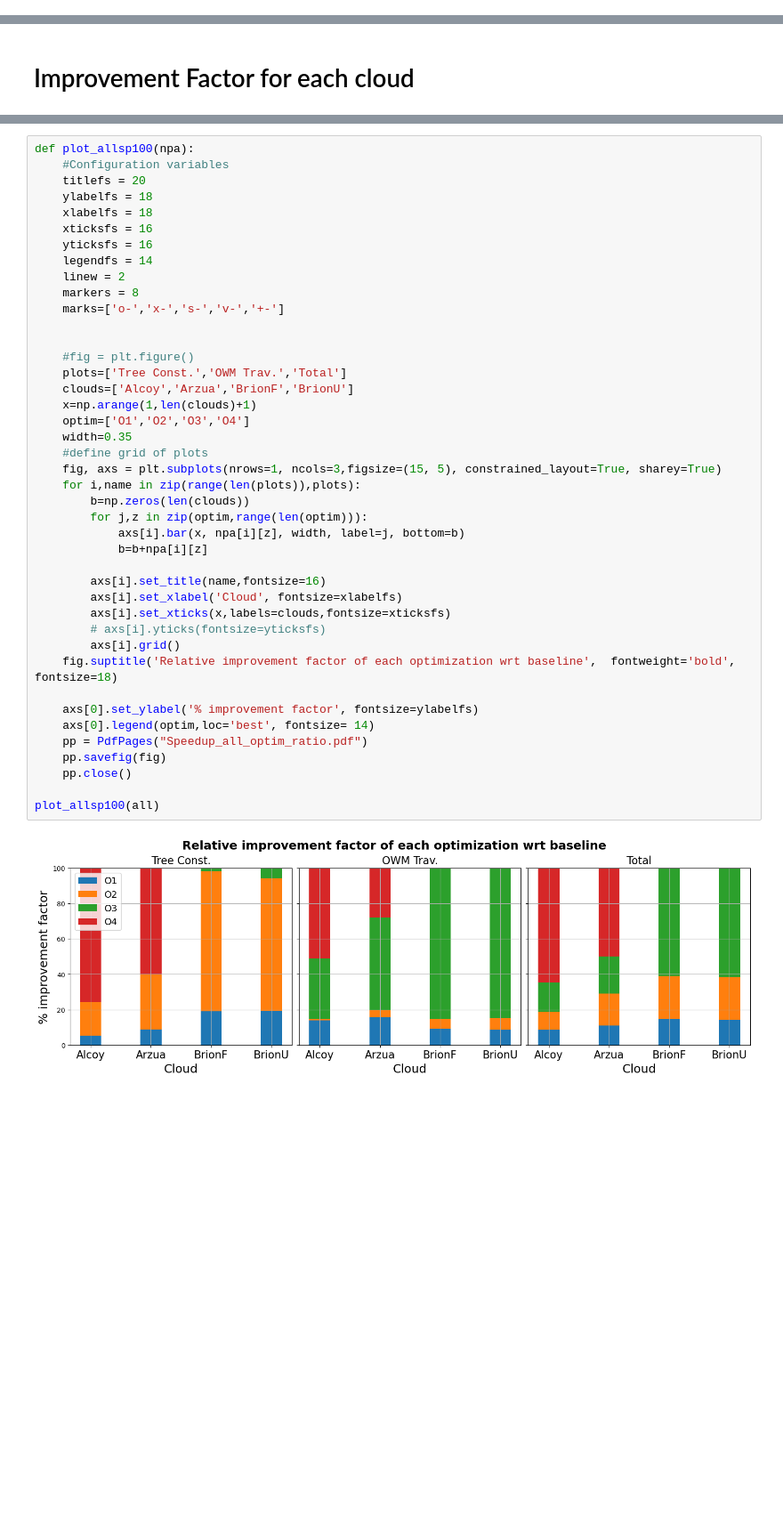
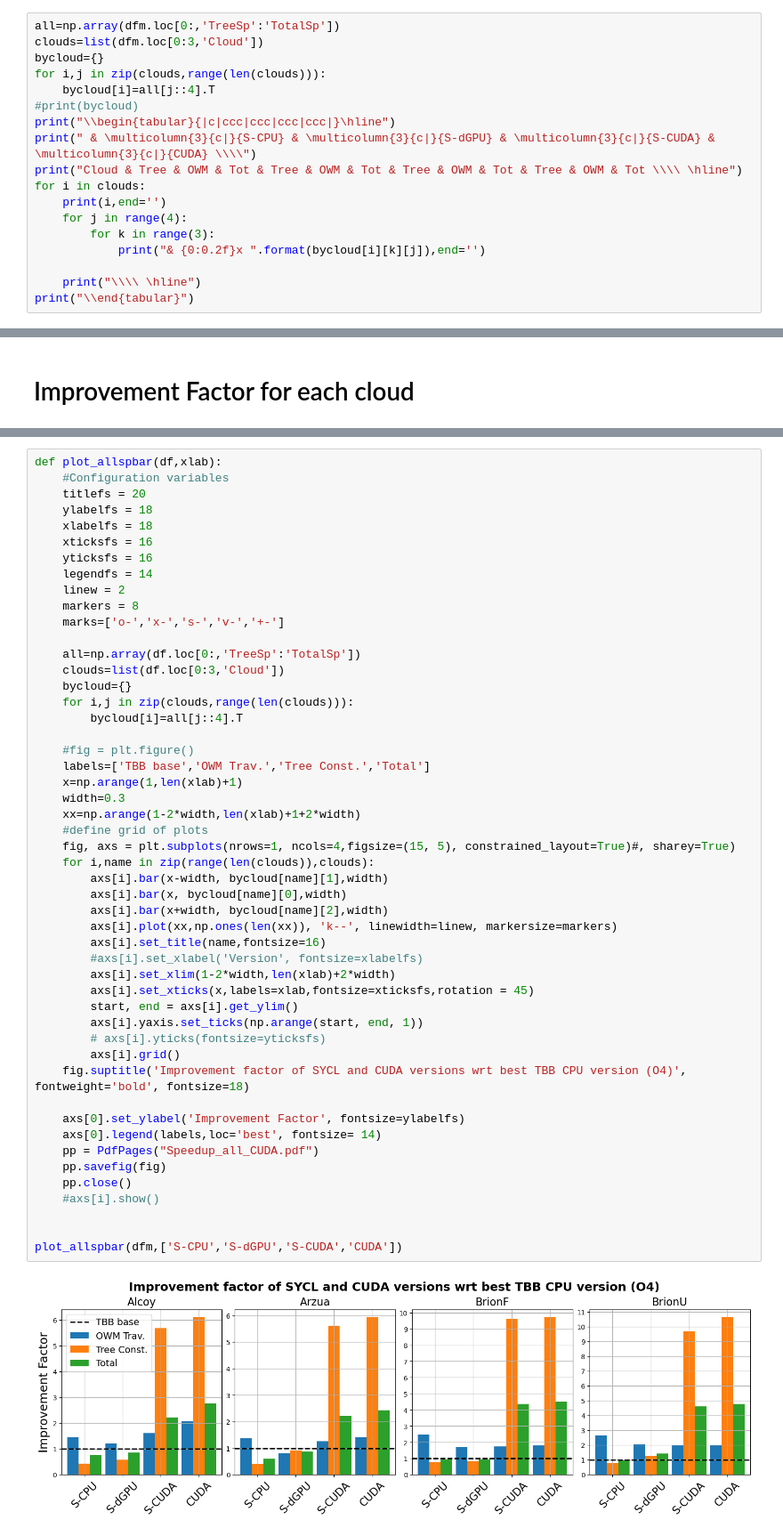
Before and after one commit to PPMC-DAC/FastOWM, a Jupyter notebook: Results/process_all_optimSYCL-CUDA.ipynb, the cells around one changed output, grey strips where cells are left out. Shown at 89% size. Drawn from its saved outputs; the diff is of its cells as text; blank space fills up the shorter version.

Commit message:
Process SYCL CUDA results and create improvement factor tables and plots

```diff
--- a/Results/process_all_optimSYCL-CUDA.ipynb
+++ b/Results/process_all_optimSYCL-CUDA.ipynb
@@ -147,0 +197,18 @@ dfm
+# %%
+all=np.array(dfm.loc[0:,'TreeSp':'TotalSp'])
+clouds=list(dfm.loc[0:3,'Cloud'])
+bycloud={}
+for i,j in zip(clouds,range(len(clouds))):
+    bycloud[i]=all[j::4].T
+#print(bycloud)
+print("\\begin{tabular}{|c|ccc|ccc|ccc|ccc|}\hline")
+print(" & \multicolumn{3}{c|}{S-CPU} & \multicolumn{3}{c|}{S-dGPU} & \multicolumn{3}{c|}{S-CUDA} & \multicolumn{3}{c|}{CUDA} \\\\")
+print("Cloud & Tree & OWM & Tot & Tree & OWM & Tot & Tree & OWM & Tot & Tree & OWM & Tot \\\\ \hline")
+for i in clouds:
+    print(i,end='')
+    for j in range(4):
+        for k in range(3):
+            print("& {0:0.2f}x ".format(bycloud[i][k][j]),end='')
+
+    print("\\\\ \hline")
+print("\\end{tabular}")
@@ -267,44 +320,52 @@ array([[[5.28%, 8.72%, 19.04%, 19.28%],
 # %%
-def plot_allsp100(npa):
+def plot_allspbar(df,xlab):
     #Configuration variables
     titlefs = 20
     ylabelfs = 18
     xlabelfs = 18
     xticksfs = 16
     yticksfs = 16
     legendfs = 14
     linew = 2
     markers = 8
     marks=['o-','x-','s-','v-','+-']
 
+    all=np.array(df.loc[0:,'TreeSp':'TotalSp'])
+    clouds=list(df.loc[0:3,'Cloud'])
+    bycloud={}
+    for i,j in zip(clouds,range(len(clouds))):
+        bycloud[i]=all[j::4].T
 
     #fig = plt.figure()
-    plots=['Tree Const.','OWM Trav.','Total']
-    clouds=['Alcoy','Arzua','BrionF','BrionU']
-    x=np.arange(1,len(clouds)+1)
-    optim=['O1','O2','O3','O4']
-    width=0.35
+    labels=['TBB base','OWM Trav.','Tree Const.','Total']
+    x=np.arange(1,len(xlab)+1)
+    width=0.3
+    xx=np.arange(1-2*width,len(xlab)+1+2*width)
     #define grid of plots
-    fig, axs = plt.subplots(nrows=1, ncols=3,figsize=(15, 5), constrained_layout=True, sharey=True)
-    for i,name in zip(range(len(plots)),plots):
-        b=np.zeros(len(clouds))
-        for j,z in zip(optim,range(len(optim))):
-            axs[i].bar(x, npa[i][z], width, label=j, bottom=b)
-            b=b+npa[i][z]
-
+    fig, axs = plt.subplots(nrows=1, ncols=4,figsize=(15, 5), constrained_layout=True)#, sharey=True)
+    for i,name in zip(range(len(clouds)),clouds):
+        axs[i].bar(x-width, bycloud[name][1],width)
+        axs[i].bar(x, bycloud[name][0],width)
+        axs[i].bar(x+width, bycloud[name][2],width)
+        axs[i].plot(xx,np.ones(len(xx)), 'k--', linewidth=linew, markersize=markers)
         axs[i].set_title(name,fontsize=16)
-        axs[i].set_xlabel('Cloud', fontsize=xlabelfs)
-        axs[i].set_xticks(x,labels=clouds,fontsize=xticksfs)
+        #axs[i].set_xlabel('Version', fontsize=xlabelfs)
+        axs[i].set_xlim(1-2*width,len(xlab)+2*width)
+        axs[i].set_xticks(x,labels=xlab,fontsize=xticksfs,rotation = 45)
+        start, end = axs[i].get_ylim()
+        axs[i].yaxis.set_ticks(np.arange(start, end, 1))
         # axs[i].yticks(fontsize=yticksfs)
         axs[i].grid()
-    fig.suptitle('Relative improvement factor of each optimization wrt baseline',  fontweight='bold', fontsize=18)
+    fig.suptitle('Improvement factor of SYCL and CUDA versions wrt best TBB CPU version (O4)',  fontweight='bold', fontsize=18)
 
-    axs[0].set_ylabel('% improvement factor', fontsize=ylabelfs)
-    axs[0].legend(optim,loc='best', fontsize= 14)
-    pp = PdfPages("Speedup_all_optim_ratio.pdf")
+    axs[0].set_ylabel('Improvement Factor', fontsize=ylabelfs)
+    axs[0].legend(labels,loc='best', fontsize= 14)
+    pp = PdfPages("Speedup_all_CUDA.pdf")
     pp.savefig(fig)
     pp.close()
+    #axs[i].show()
 
-plot_allsp100(all)
+
+plot_allspbar(dfm,['S-CPU','S-dGPU','S-CUDA','CUDA'])
 # %% [output]
-[figure, old version]
+[figure, new version]
```
Also changed, not shown: parts of 20 cells of this notebook, 2 other files.
